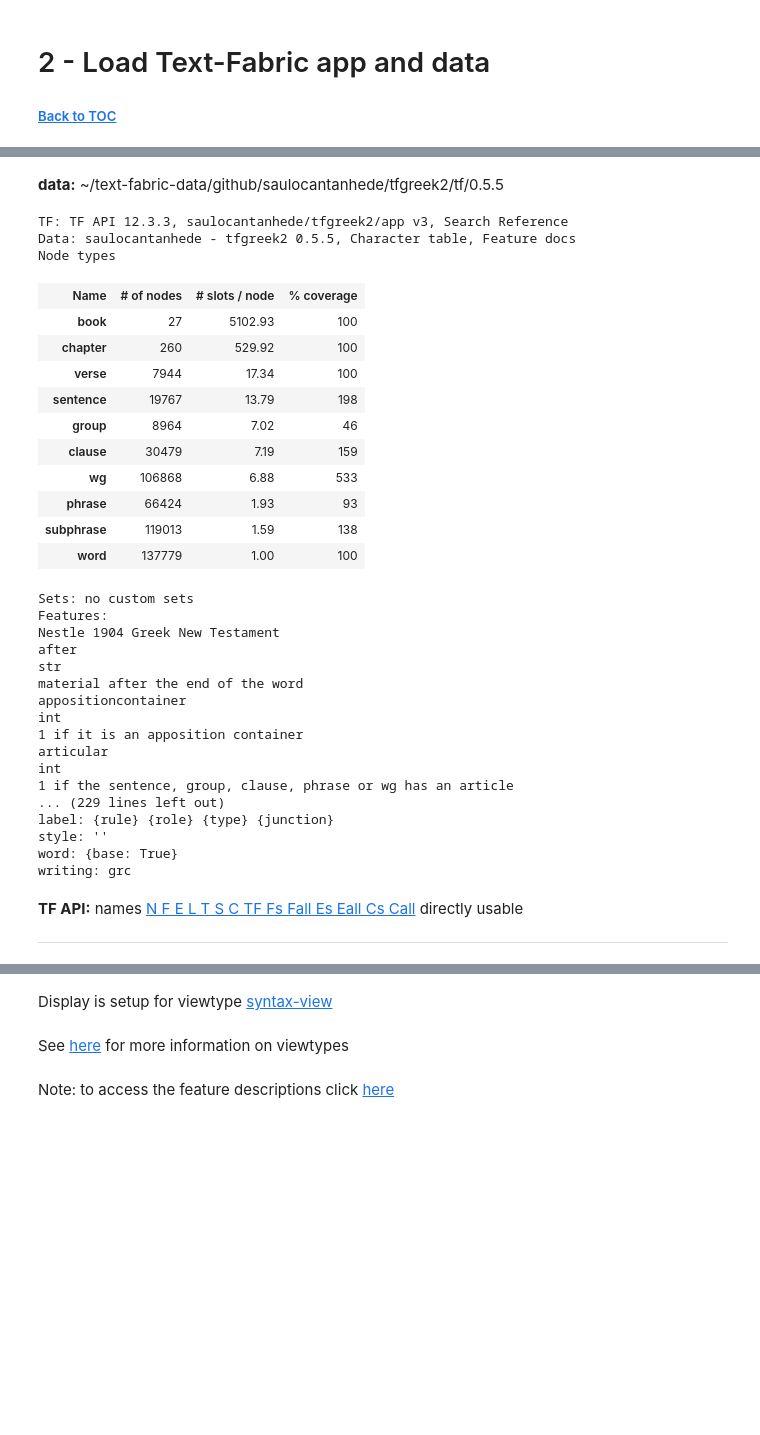
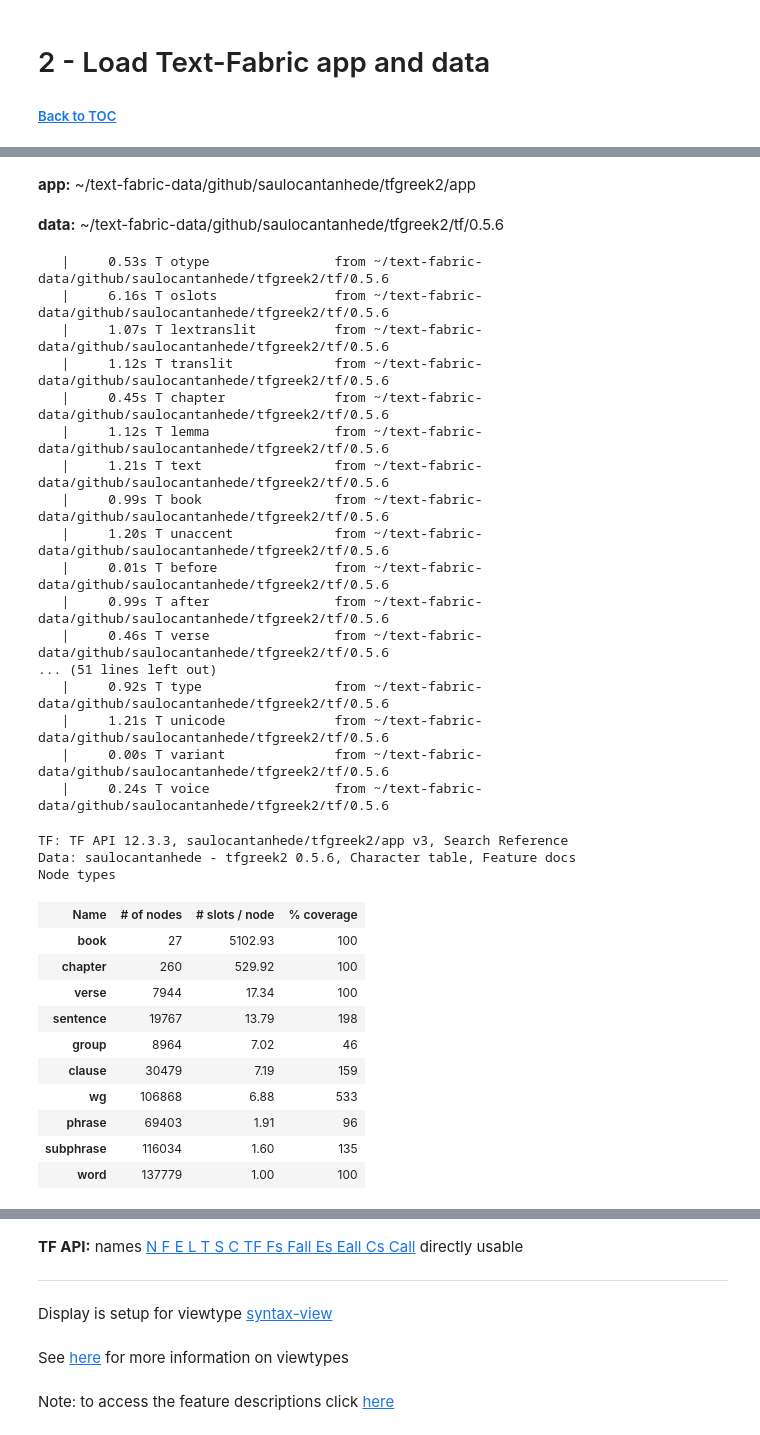
Before and after one commit to saulocantanhede/tfgreek2, a Jupyter notebook: docs/usecases/john1.ipynb, the cells around one changed output, grey strips where cells are left out. Cells and saved outputs as stored; diff of their text form; code cells hidden in the pictures; blank space fills up the shorter version.

```diff
--- a/docs/usecases/john1.ipynb
+++ b/docs/usecases/john1.ipynb
@@ -30,6 +30,6 @@ from tf.fabric import Fabric
 from tf.app import use
 # %%
 # load the N1904 app and data
-A = use ("saulocantanhede/tfgreek2",version='0.5.5',hoist=globals())
+A = use ("saulocantanhede/tfgreek2",version='0.5.6',hoist=globals())
 # %% [output]
 **Locating corpus resources ...**
@@ -37,33 +40,33 @@ app: ~/text-fabric-data/github/saulocantanhede/tfgreek2/app
-data: ~/text-fabric-data/github/saulocantanhede/tfgreek2/tf/0.5.5
+app: ~/text-fabric-data/github/saulocantanhede/tfgreek2/app
-TF: TF API 12.3.3, saulocantanhede/tfgreek2/app v3, Search Reference
-Data: saulocantanhede - tfgreek2 0.5.5, Character table, Feature docs
-Node types
+data: ~/text-fabric-data/github/saulocantanhede/tfgreek2/tf/0.5.6
+   |     0.53s T otype                from ~/text-fabric-data/github/saulocantanhede/tfgreek2/tf/0.5.6
+   |     6.16s T oslots               from ~/text-fabric-data/github/saulocantanhede/tfgreek2/tf/0.5.6
+   |     1.07s T lextranslit          from ~/text-fabric-data/github/saulocantanhede/tfgreek2/tf/0.5.6
+   |     1.12s T translit             from ~/text-fabric-data/github/saulocantanhede/tfgreek2/tf/0.5.6
+   |     0.45s T chapter              from ~/text-fabric-data/github/saulocantanhede/tfgreek2/tf/0.5.6
+   |     1.12s T lemma                from ~/text-fabric-data/github/saulocantanhede/tfgreek2/tf/0.5.6
+   |     1.21s T text                 from ~/text-fabric-data/github/saulocantanhede/tfgreek2/tf/0.5.6
+   |     0.99s T book                 from ~/text-fabric-data/github/saulocantanhede/tfgreek2/tf/0.5.6
+   |     1.20s T unaccent             from ~/text-fabric-data/github/saulocantanhede/tfgreek2/tf/0.5.6
+   |     0.01s T before               from ~/text-fabric-data/github/saulocantanhede/tfgreek2/tf/0.5.6
+   |     0.99s T after                from ~/text-fabric-data/github/saulocantanhede/tfgreek2/tf/0.5.6
+   |     0.46s T verse                from ~/text-fabric-data/github/saulocantanhede/tfgreek2/tf/0.5.6
+... (51 lines left out)
+   |     0.92s T type                 from ~/text-fabric-data/github/saulocantanhede/tfgreek2/tf/0.5.6
+   |     1.21s T unicode              from ~/text-fabric-data/github/saulocantanhede/tfgreek2/tf/0.5.6
+   |     0.00s T variant              from ~/text-fabric-data/github/saulocantanhede/tfgreek2/tf/0.5.6
+   |     0.24s T voice                from ~/text-fabric-data/github/saulocantanhede/tfgreek2/tf/0.5.6
+TF: TF API 12.3.3, saulocantanhede/tfgreek2/app v3, Search Reference
+Data: saulocantanhede - tfgreek2 0.5.6, Character table, Feature docs
+Node types
 | Name | # of nodes | # slots / node | % coverage |
 | book | 27 | 5102.93 | 100 |
 | chapter | 260 | 529.92 | 100 |
 | verse | 7944 | 17.34 | 100 |
 | sentence | 19767 | 13.79 | 198 |
 | group | 8964 | 7.02 | 46 |
 | clause | 30479 | 7.19 | 159 |
 | wg | 106868 | 6.88 | 533 |
-| phrase | 66424 | 1.93 | 93 |
-| subphrase | 119013 | 1.59 | 138 |
+| phrase | 69403 | 1.91 | 96 |
+| subphrase | 116034 | 1.60 | 135 |
 | word | 137779 | 1.00 | 100 |
-Sets: no custom sets
-Features:
-Nestle 1904 Greek New Testament
-after
-str
-material after the end of the word
-appositioncontainer
-int
-1 if it is an apposition container
-articular
-int
-1 if the sentence, group, clause, phrase or wg has an article
-... (229 lines left out)
-label: {rule} {role} {type} {junction}
-style: ''
-word: {base: True}
-writing: grc
-TF API: names N F E L T S C TF Fs Fall Es Eall Cs Call directly usable
@@ -70,3 +90,4 @@ TF API: names N F E L T S C TF Fs Fall Es Eall Cs Call directly usable
+TF API: names N F E L T S C TF Fs Fall Es Eall Cs Call directly usable
 Display is setup for viewtype [syntax-view](https://github.com/saulocantanhede/tfgreek2/blob/main/docs/syntax-view.md#start)
 See [here](https://github.com/saulocantanhede/tfgreek2/blob/main/docs/viewtypes.md#start) for more information on viewtypes
 # %%
```
Also changed, not shown: parts of 2 cells of this notebook, 1 other file.
